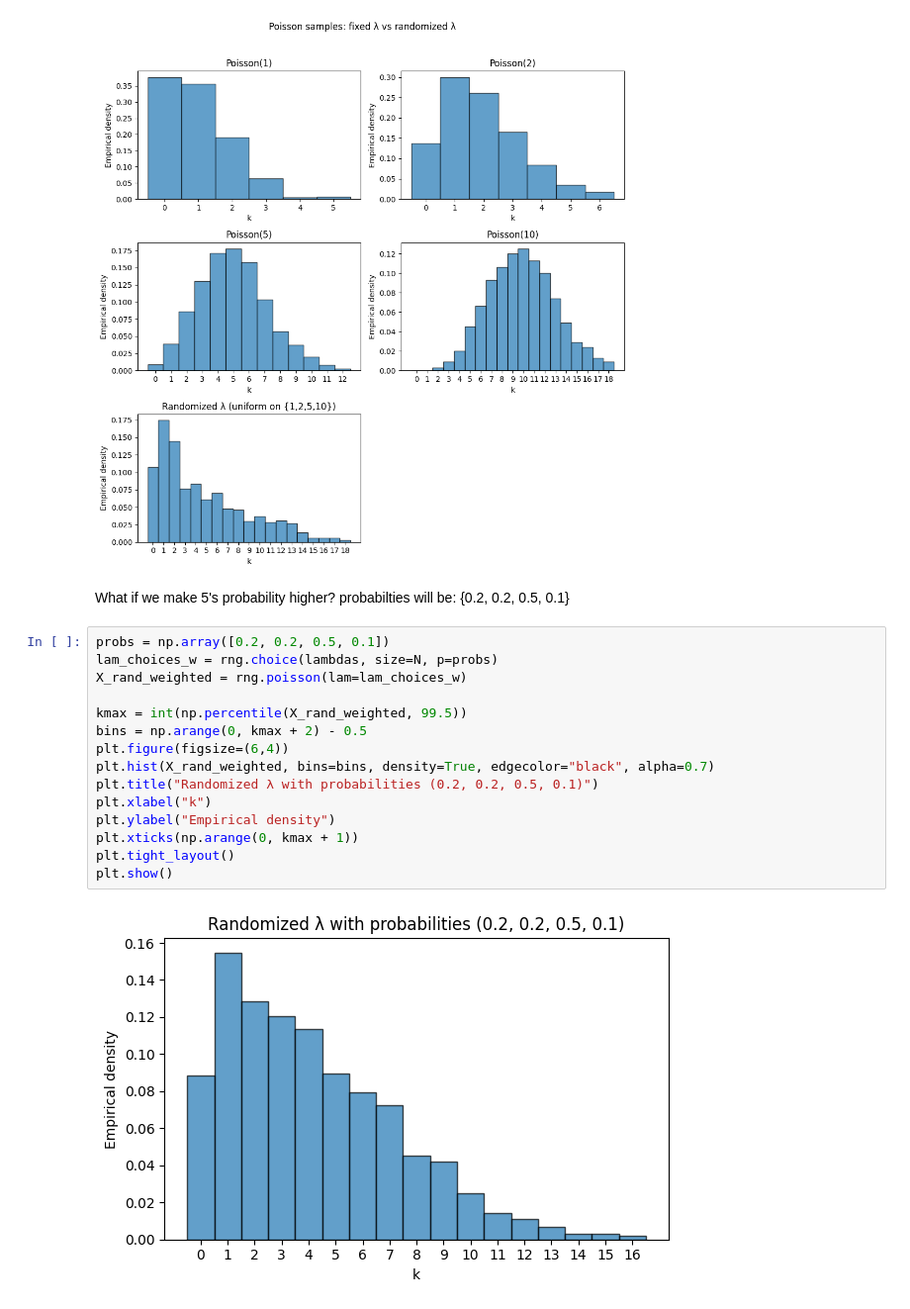
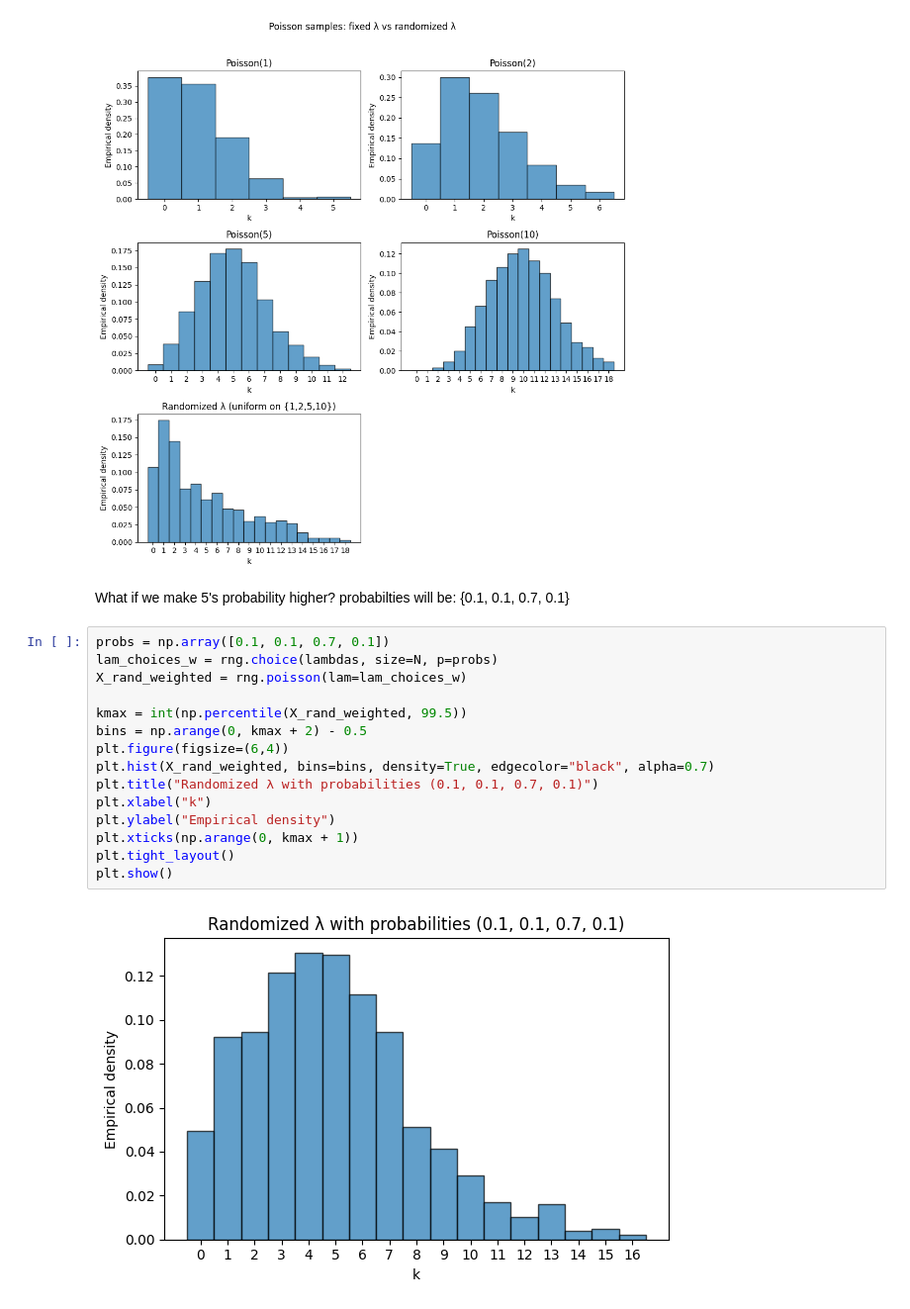
Before and after one commit to DragonLordKing/PMP-2025, a Jupyter notebook: Lab02/Exercises.ipynb, the cells around one changed output. Shown: that part at 99% size. Drawn from its saved outputs; the diff is of its cells as text.

```diff
--- a/Lab02/Exercises.ipynb
+++ b/Lab02/Exercises.ipynb
@@ -147,21 +130,21 @@ plt.show()
 # %% [output]
 [figure]
 # %% [markdown]
-What if we make 5's probability higher? probabilties will be: {0.2, 0.2, 0.5, 0.1}
+What if we make 5's probability higher? probabilties will be: {0.1, 0.1, 0.7, 0.1}
 # %%
-probs = np.array([0.2, 0.2, 0.5, 0.1])
+probs = np.array([0.1, 0.1, 0.7, 0.1])
 lam_choices_w = rng.choice(lambdas, size=N, p=probs)
 X_rand_weighted = rng.poisson(lam=lam_choices_w)
 
 kmax = int(np.percentile(X_rand_weighted, 99.5))
 bins = np.arange(0, kmax + 2) - 0.5
 plt.figure(figsize=(6,4))
 plt.hist(X_rand_weighted, bins=bins, density=True, edgecolor="black", alpha=0.7)
-plt.title("Randomized λ with probabilities (0.2, 0.2, 0.5, 0.1)")
+plt.title("Randomized λ with probabilities (0.1, 0.1, 0.7, 0.1)")
 plt.xlabel("k")
 plt.ylabel("Empirical density")
 plt.xticks(np.arange(0, kmax + 1))
 plt.tight_layout()
 plt.show()
 # %% [output]
-[figure, old version]
+[figure, new version]
```
Also changed, not shown: parts of 5 cells of this notebook.
